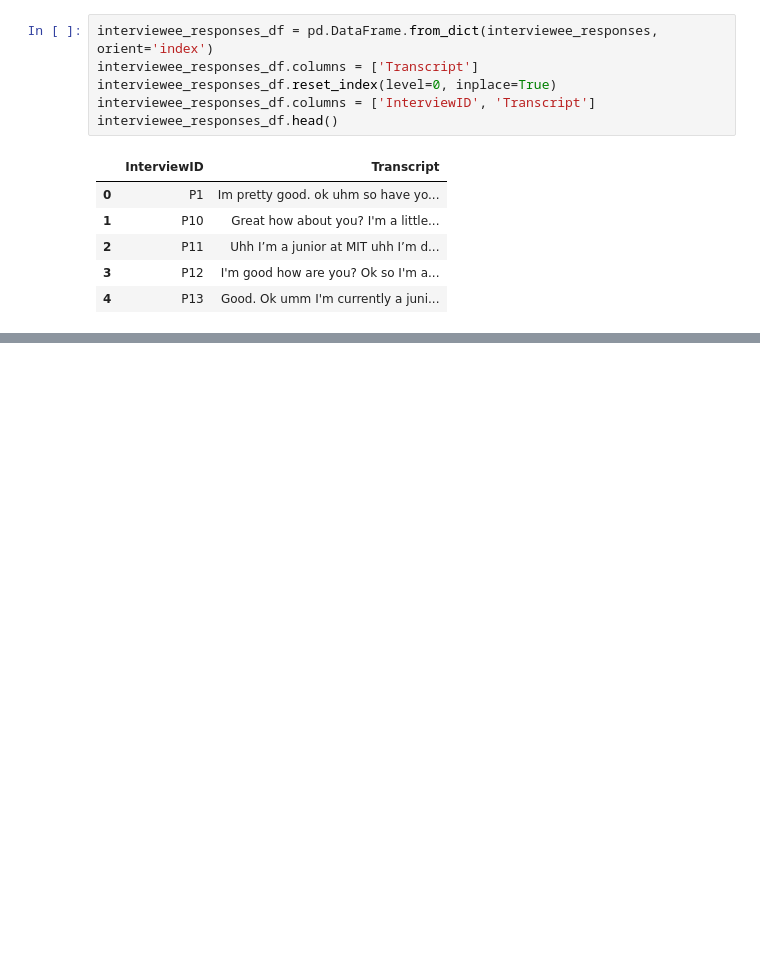
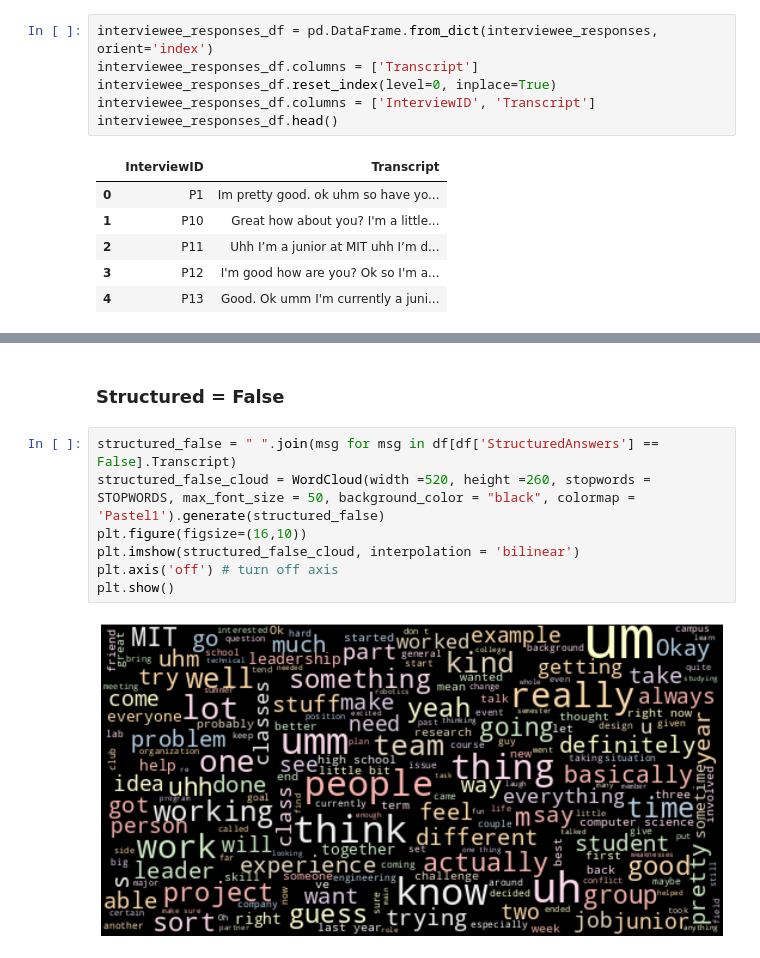
Before and after one commit to malhaar2002/interview-analysis, a Jupyter notebook: lexical_lstm.ipynb, the cells around one changed output, grey strips where cells are left out. Saved outputs shown, nothing was run; the diff lists cells and outputs as text; blank space fills up the shorter version.

```diff
--- a/lexical_lstm.ipynb
+++ b/lexical_lstm.ipynb
@@ -119,0 +128,11 @@ encoded_labels = label_encoder.fit_transform(labels)
+# %% [markdown]
+### Structured = False
+# %%
+structured_false = " ".join(msg for msg in df[df['StructuredAnswers'] == False].Transcript)
+structured_false_cloud = WordCloud(width =520, height =260, stopwords = STOPWORDS, max_font_size = 50, background_color = "black", colormap = 'Pastel1').generate(structured_false)
+plt.figure(figsize=(16,10))
+plt.imshow(structured_false_cloud, interpolation = 'bilinear')
+plt.axis('off') # turn off axis
+plt.show()
+# %% [output]
+[figure, added]
```
Also changed, not shown: parts of 44 cells of this notebook, 3 other files.
